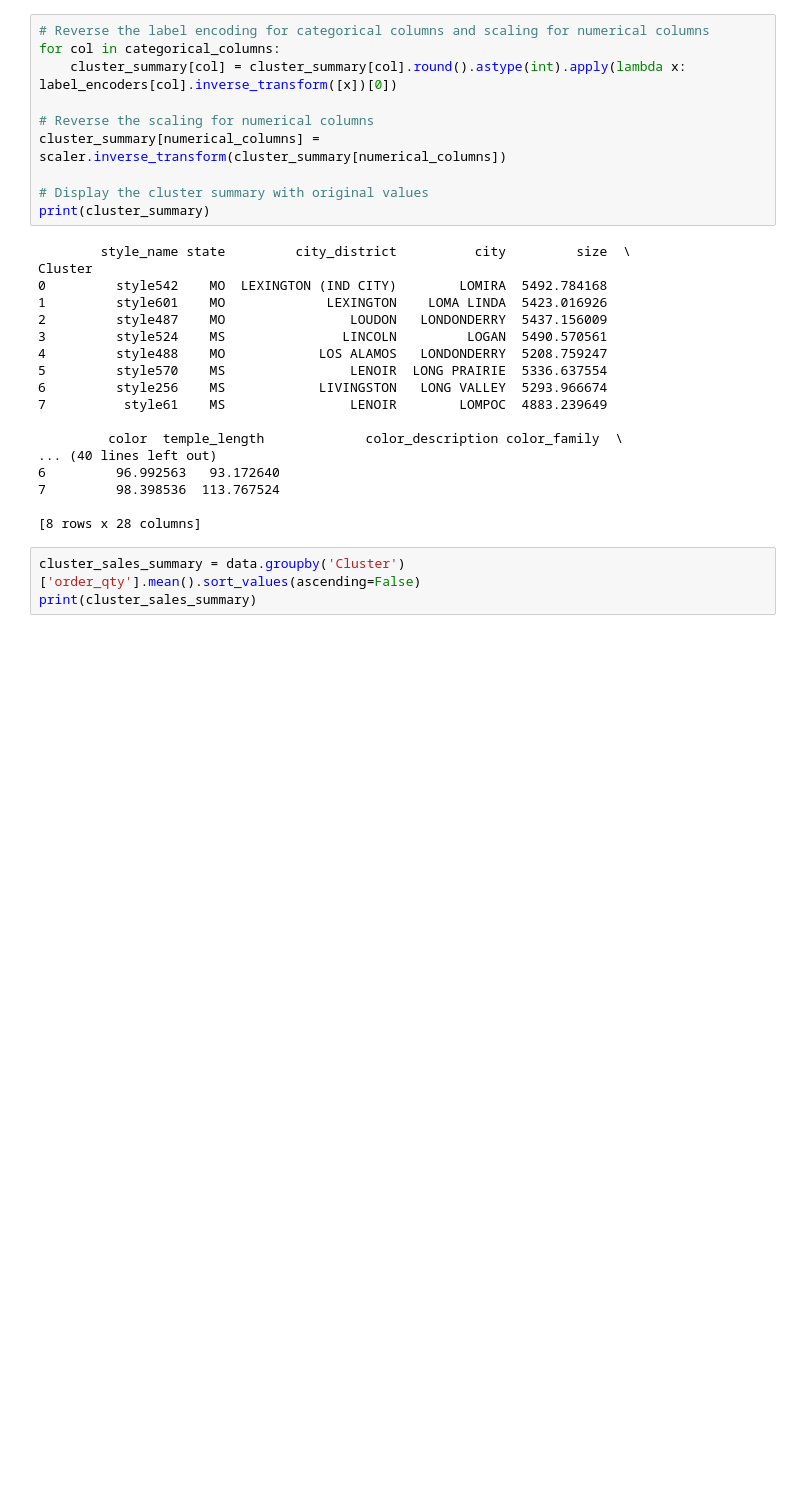
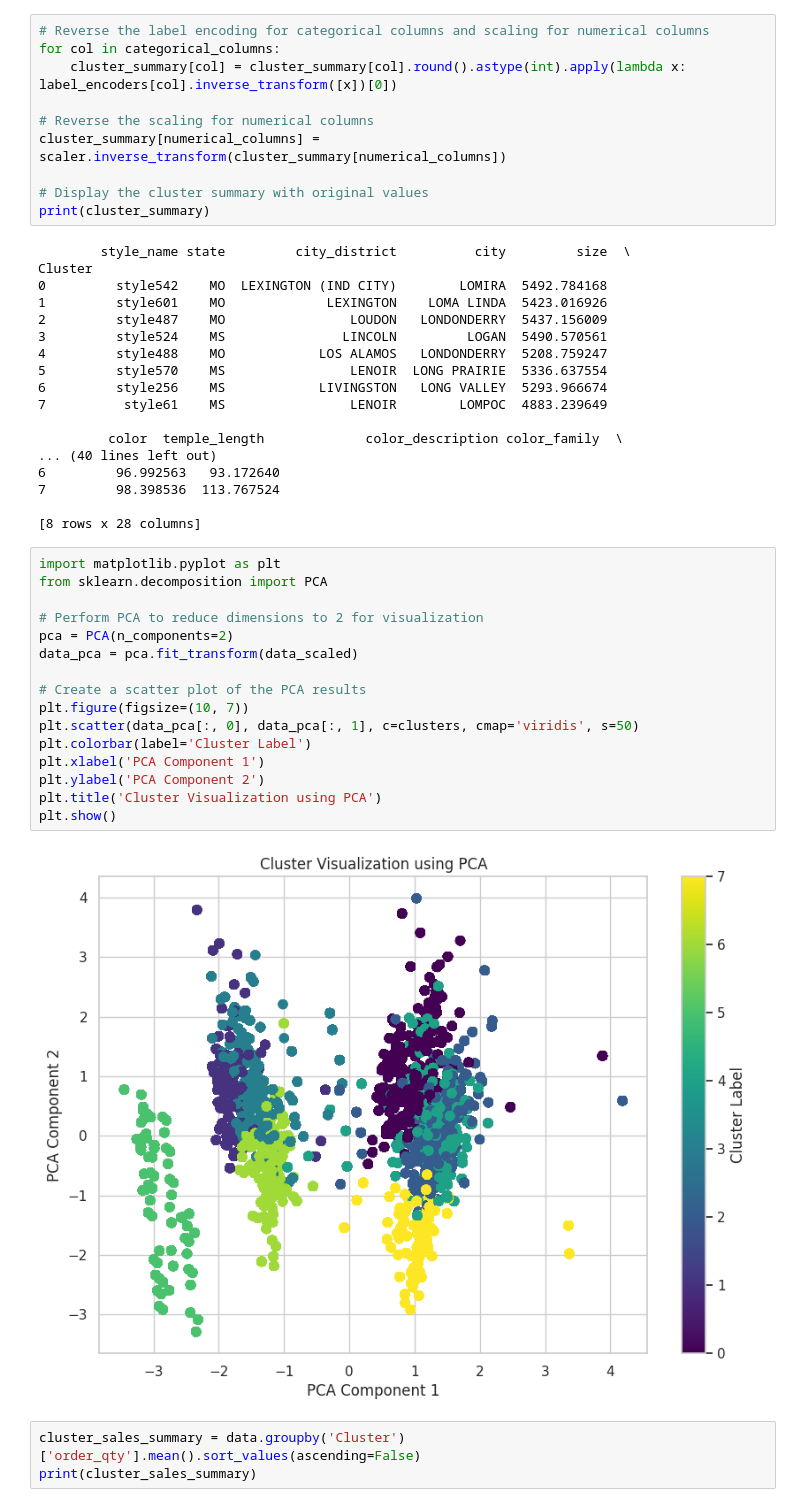
Before and after one commit to gmukku/Product-Assortment-Analysis, a Jupyter notebook: code/DSPM_Proj_Team_4.ipynb, the cells around one changed output. Saved outputs shown, nothing was run; the diff lists cells and outputs as text; blank space fills up the shorter version.

Commit message:
Added PCA-Analysis visual for K-Means Clusters

```diff
--- a/code/DSPM_Proj_Team_4.ipynb
+++ b/code/DSPM_Proj_Team_4.ipynb
@@ -607,6 +607,24 @@ Cluster
 7         98.398536  113.767524
 
 [8 rows x 28 columns]
+# %%
+import matplotlib.pyplot as plt
+from sklearn.decomposition import PCA
+
+# Perform PCA to reduce dimensions to 2 for visualization
+pca = PCA(n_components=2)
+data_pca = pca.fit_transform(data_scaled)
+
+# Create a scatter plot of the PCA results
+plt.figure(figsize=(10, 7))
+plt.scatter(data_pca[:, 0], data_pca[:, 1], c=clusters, cmap='viridis', s=50)
+plt.colorbar(label='Cluster Label')
+plt.xlabel('PCA Component 1')
+plt.ylabel('PCA Component 2')
+plt.title('Cluster Visualization using PCA')
+plt.show()
+# %% [output]
+[figure, added]
 # %%
 cluster_sales_summary = data.groupby('Cluster')['order_qty'].mean().sort_values(ascending=False)
 print(cluster_sales_summary)
```
Also changed, not shown: parts of 3 cells of this notebook.
